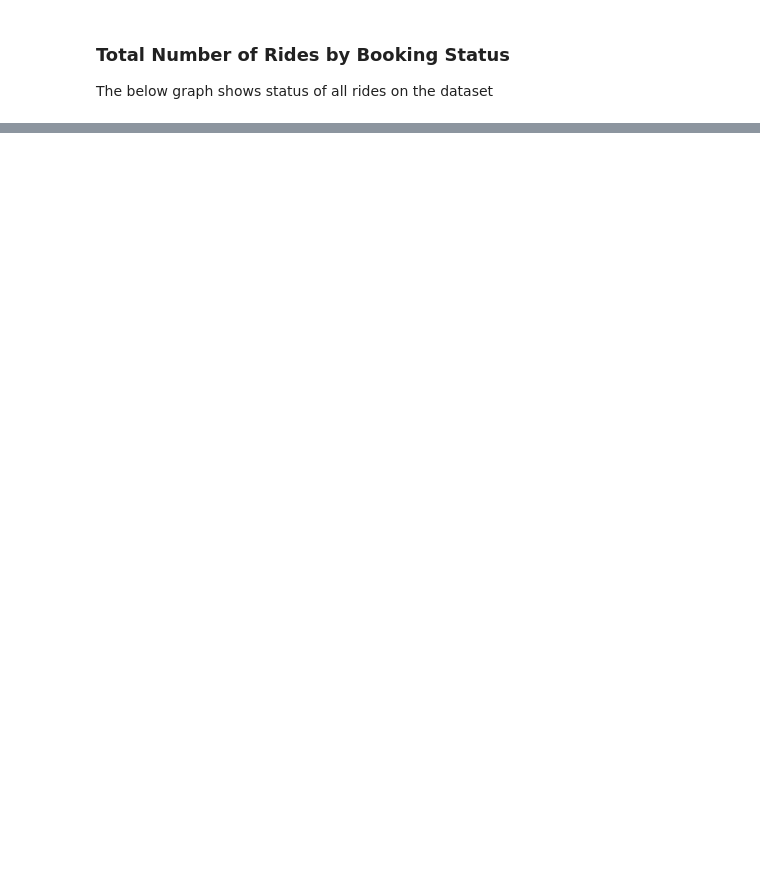
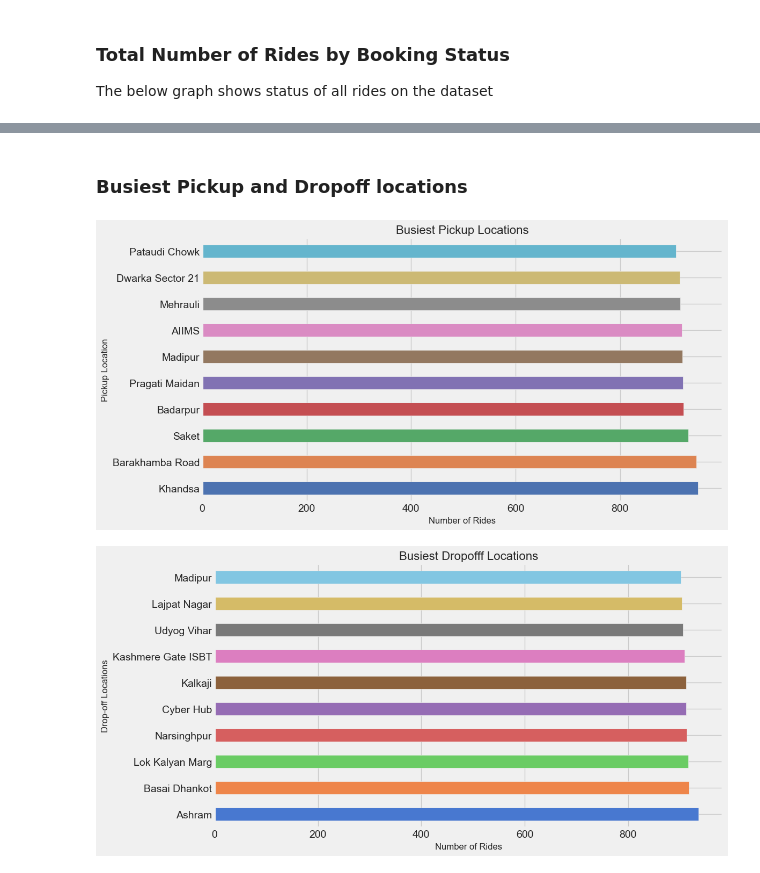
Before and after one commit to mahadevanpb/Uber-Ride-Data-Analysis, a Jupyter notebook: Visualization Dashboard.ipynb, the cells around one changed output, grey strips where cells are left out. Drawn from its saved outputs; the diff is of its cells as text; code cells hidden in the pictures; blank space fills up the shorter version.

```diff
--- a/Visualization Dashboard.ipynb
+++ b/Visualization Dashboard.ipynb
@@ -96,0 +156,28 @@ plt.savefig('visualization/Booking_status.png')
+# %% [markdown]
+### Busiest Pickup and Dropoff locations
+# %%
+busiest_pickup_locations = df1['Pickup Location'].value_counts().head(10)
+busiest_dropoff_locations = df1['Drop Location'].value_counts().head(10)
+
+#Plot busiest pickup locations
+plt.figure(figsize=(12,6))
+busiest_pickup_locations.plot(kind='barh', color=sns.color_palette("deep"))
+plt.title('Busiest Pickup Locations', fontsize=16)
+plt.xlabel('Number of Rides', fontsize=12)
+plt.ylabel('Pickup Location', fontsize=12)
+plt.tight_layout()
+plt.savefig('visualization/busiest_pickup_locations.png')
+plt.show()
+
+#Plot busiest dropoff locations
+plt.figure(figsize=(12,6))
+busiest_dropoff_locations.plot(kind='barh', color=sns.color_palette("muted"))
+plt.title('Busiest Dropofff Locations', fontsize=16)
+plt.xlabel('Number of Rides', fontsize=12)
+plt.ylabel('Drop-off Locations', fontsize=12)
+plt.tight_layout()
+plt.savefig('visualization/busiest_dropoff_locations.png')
+plt.show()
+# %% [output]
+[figure, added]
+[figure, added]
```
Also changed, not shown: parts of 13 cells of this notebook, 1 other file.
